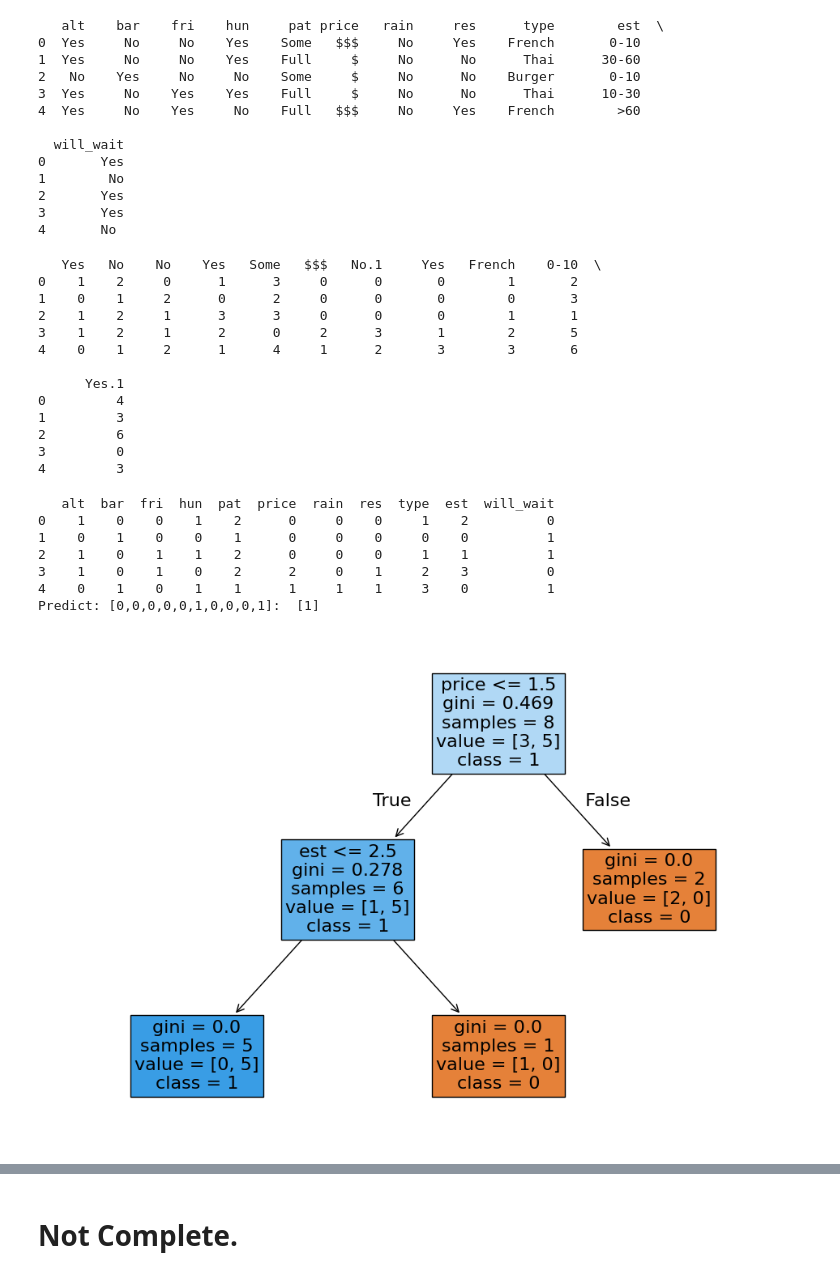
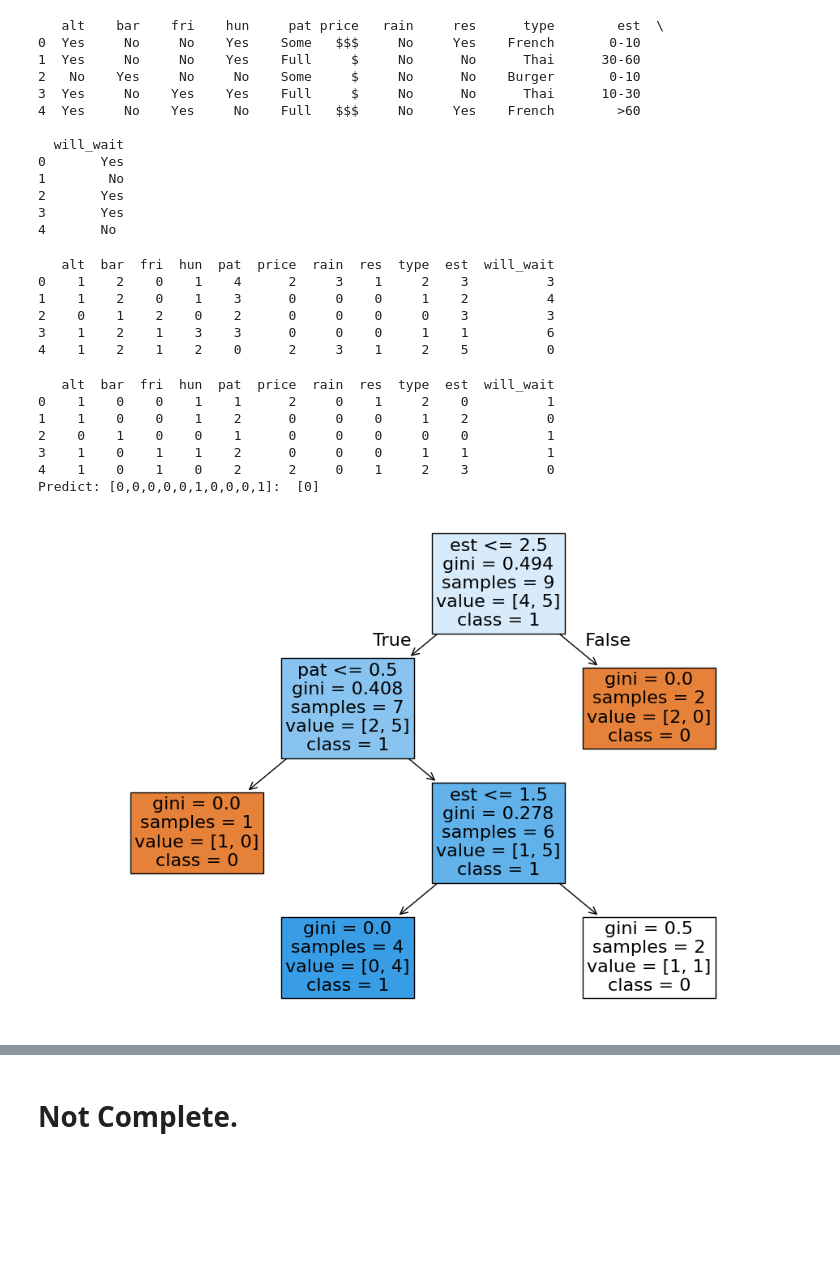
Before and after one commit to everestso/Fall24Spring25, a Jupyter notebook: c264s25DecisionTrees.ipynb, the cells around one changed output, grey strips where cells are left out. Drawn from its saved outputs; the diff is of its cells as text; code cells hidden in the pictures; blank space fills up the shorter version.

```diff
--- a/c264s25DecisionTrees.ipynb
+++ b/c264s25DecisionTrees.ipynb
@@ -34,7 +34,7 @@ import pandas as pd
 # Direct download from the raw content link
 url = "https://raw.githubusercontent.com/aimacode/aima-data/master/restaurant.csv"
 try:
-  df = pd.read_csv(url)
+  df = pd.read_csv(url, header=None)
   #print(df.head()) # Display first few rows for verification
 
   # Convert non-numeric features to numeric using Label Encoding
@@ -47,7 +47,7 @@ try:
         df[column] = le.fit_transform(df[column])
         label_encoders[column] = le  # Store the encoder
 
-  print(df.head())
+  print(df)
 except Exception as e:
   print(f"An error occurred: {e}")
 # %% [output]
@@ -104,7 +104,7 @@ from sklearn.preprocessing import LabelEncoder
 url = "https://raw.githubusercontent.com/aimacode/aima-data/master/restaurant.csv"
 try:
   # Read the CSV, specifying the correct header row
-  df = pd.read_csv(url, header=0)
+  df = pd.read_csv(url, header=None)
 
   # Add the header row
   df.columns = ['alt', 'bar', 'fri', 'hun', 'pat', 'price', 'rain', 'res', 'type', 'est', 'will_wait']
@@ -121,19 +121,12 @@ try:
 except Exception as e:
   print(f"An error occurred: {e}")
 # %% [output]
-   Yes   No    No    Yes   Some   $$$   No.1     Yes   French    0-10  \
-0    1    2     0      1      3     0      0       0        1       2
-1    0    1     2      0      2     0      0       0        0       3
-2    1    2     1      3      3     0      0       0        1       1
-3    1    2     1      2      0     2      3       1        2       5
-4    0    1     2      1      4     1      2       3        3       6
-
-      Yes.1
-0         4
-1         3
-2         6
-3         0
-4         3
+   alt  bar  fri  hun  pat  price  rain  res  type  est  will_wait
+0    1    2    0    1    4      2     3    1     2    3          3
+1    1    2    0    1    3      0     0    0     1    2          4
+2    0    1    2    0    2      0     0    0     0    3          3
+3    1    2    1    3    3      0     0    0     1    1          6
+4    1    2    1    2    0      2     3    1     2    5          0
 # %%
 # prompt: NOw use scikit_learn to build a 3 level decision tree and visualize the tree.
 
@@ -148,7 +141,7 @@ import matplotlib.pyplot as plt
 url = "https://raw.githubusercontent.com/aimacode/aima-data/master/restaurant.csv"
 try:
   # Read the CSV, specifying the correct header row
-  df = pd.read_csv(url, header=0)
+  df = pd.read_csv(url, header=None)
 
     # Add the header row
   df.columns = ['alt', 'bar', 'fri', 'hun', 'pat', 'price', 'rain', 'res', 'type', 'est', 'will_wait']
@@ -196,41 +189,41 @@ try:
 
   # Define features (X) and target (y)
   X = df.drop('will_wait', axis=1)
   y = df['will_wait']
 
   # Split data into training and testing sets
   X_train, X_test, y_train, y_test = train_test_split(X, y, test_size=0.2, random_state=42)
 
   # Initialize and train the decision tree classifier
   clf_gini = DecisionTreeClassifier(criterion="gini", max_depth=3, random_state=42) # Limit depth to 3
-  clf_gini = clf.fit(X_train,y_train)
+  clf_gini = clf_gini.fit(X_train,y_train)
   print("Predict: [0,0,0,0,0,1,0,0,0,1]: ", clf_gini.predict([[0,0,0,0,0,1,0,0,0,1]]))
   '''
   # Visualize the decision tree
   plt.figure(figsize=(12,8))
   tree.plot_tree(clf, feature_names=X.columns, class_names=['0','1'], filled=True)
   plt.show()
   '''
 
   # Visualize the decision tree
   plt.figure(figsize=(12, 8))
   tree.plot_tree(clf_gini,
                 feature_names=X.columns,
                 class_names=['0','1'],
                 filled=True,
                 fontsize=16)  # Adjust fontsize as needed
   plt.show()
 except Exception as e:
   print(f"An error occurred: {e}")
 # %% [output]
    alt  bar  fri  hun  pat  price  rain  res  type  est  will_wait
-0    1    0    0    1    2      0     0    0     1    2          0
-1    0    1    0    0    1      0     0    0     0    0          1
-2    1    0    1    1    2      0     0    0     1    1          1
-3    1    0    1    0    2      2     0    1     2    3          0
-4    0    1    0    1    1      1     1    1     3    0          1
-Predict: [0,0,0,0,0,1,0,0,0,1]:  [1]
+0    1    0    0    1    1      2     0    1     2    0          1
+1    1    0    0    1    2      0     0    0     1    2          0
+2    0    1    0    0    1      0     0    0     0    0          1
+3    1    0    1    1    2      0     0    0     1    1          1
+4    1    0    1    0    2      2     0    1     2    3          0
+Predict: [0,0,0,0,0,1,0,0,0,1]:  [0]
-[figure, old version]
+[figure, new version]
 # %%
   # Initialize and train the decision tree classifier
   clf_entropy = DecisionTreeClassifier(criterion="entropy", max_depth=3, random_state=42) # Limit depth to 3
```
Also changed, not shown: parts of 7 cells of this notebook.
